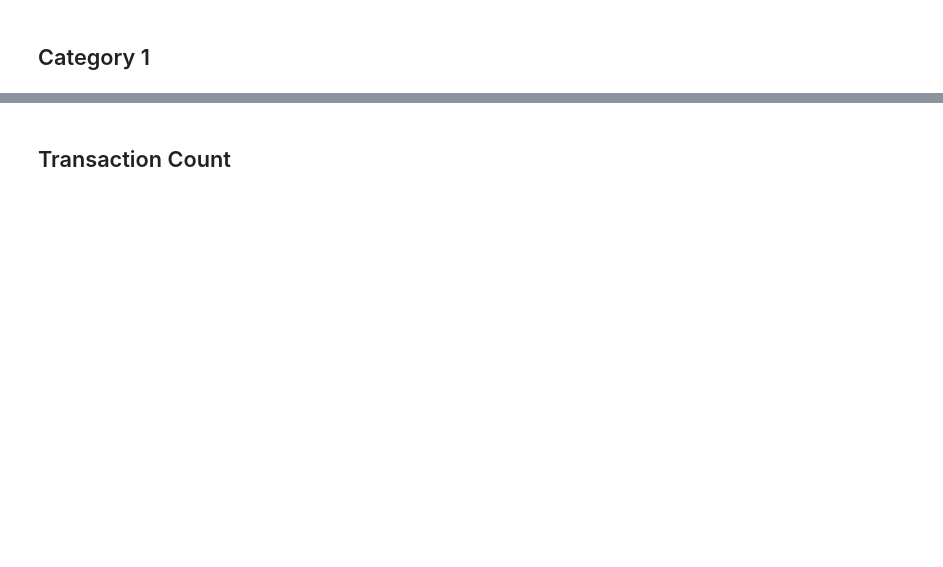
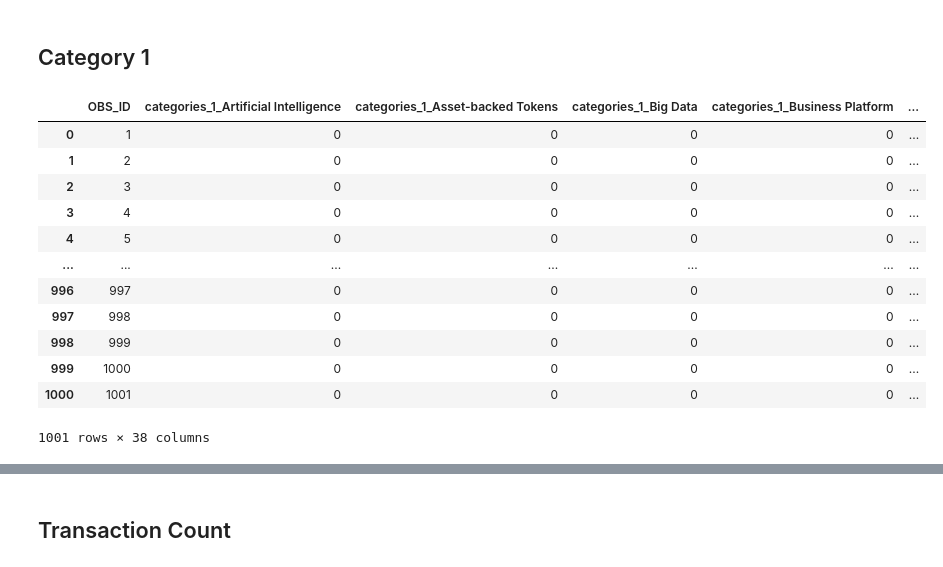
Before and after one commit to AlessandroVol23/predict_ico_success_lmu, a Jupyter notebook: notebooks/0.2_AV_Baseline_Model.ipynb, the cells around one changed output, grey strips where cells are left out. Saved outputs shown, nothing was run; the diff lists cells and outputs as text; code cells hidden in the pictures; blank space fills up the shorter version.

```diff
--- a/notebooks/0.2_AV_Baseline_Model.ipynb
+++ b/notebooks/0.2_AV_Baseline_Model.ipynb
@@ -66,6 +64,29 @@ Column country_origin has 0 NA values
 # Country origin OHE
 # %% [markdown]
 ## Category 1
+# %%
+def add_category_feature(df, header=None):
+    ohe_cat1 = pd.get_dummies(df.categories_0, prefix='categories_1', dummy_na=True)
+    ohe_cat1 = pd.concat([df['OBS_ID'], ohe_cat1], axis=1)
+    return ohe_cat1
+# %%
+ohe_cat_test = add_category_feature(df_test)
+# %%
+ohe_cat_test
+# %% [output]
+|  | OBS_ID | categories_1_Artificial Intelligence | categories_1_Asset-backed Tokens | categories_1_Big Data | categories_1_Business Platform | ... |
+| 0 | 1 | 0 | 0 | 0 | 0 | ... |
+| 1 | 2 | 0 | 0 | 0 | 0 | ... |
+| 2 | 3 | 0 | 0 | 0 | 0 | ... |
+| 3 | 4 | 0 | 0 | 0 | 0 | ... |
+| 4 | 5 | 0 | 0 | 0 | 0 | ... |
+| ... | ... | ... | ... | ... | ... | ... |
+| 996 | 997 | 0 | 0 | 0 | 0 | ... |
+| 997 | 998 | 0 | 0 | 0 | 0 | ... |
+| 998 | 999 | 0 | 0 | 0 | 0 | ... |
+| 999 | 1000 | 0 | 0 | 0 | 0 | ... |
+| 1000 | 1001 | 0 | 0 | 0 | 0 | ... |
+1001 rows × 38 columns
 # %%
 # End df for model
 df_X = df['OBS_ID'].copy()
```
Also changed, not shown: parts of 26 cells of this notebook.
